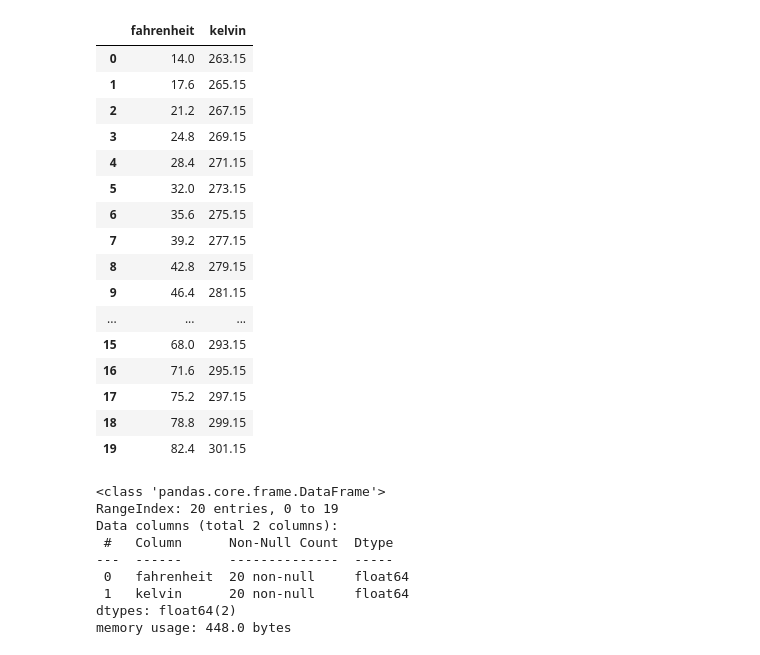
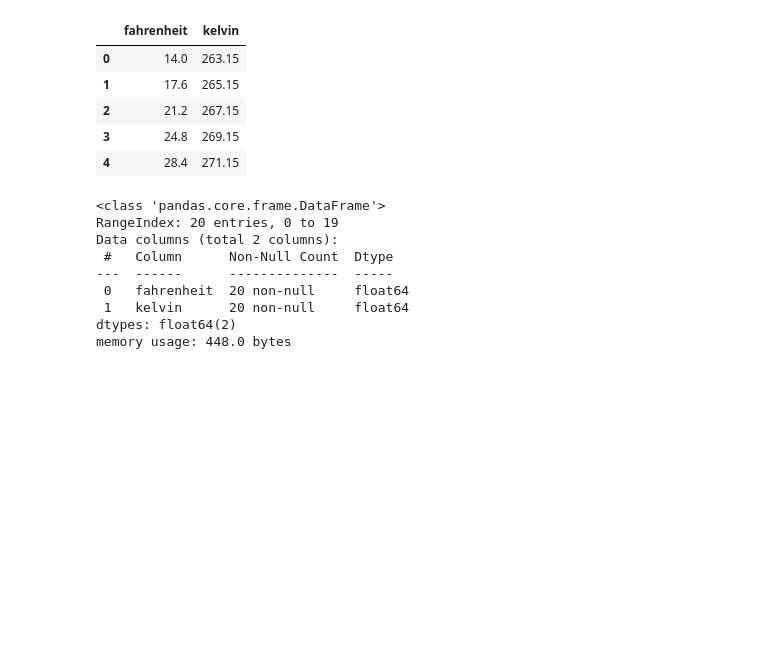
Before and after one commit to Mind0T/Entreno-code, a Jupyter notebook: python/inteligenciaArtificialDom/PrimerModelo/repaso.ipynb, the cells around one changed output. Drawn from its saved outputs; the diff is of its cells as text; code cells hidden in the pictures; blank space fills up the shorter version.

```diff
--- a/python/inteligenciaArtificialDom/PrimerModelo/repaso.ipynb
+++ b/python/inteligenciaArtificialDom/PrimerModelo/repaso.ipynb
@@ -1,22 +1,2 @@
 # %%
 import pandas as pd
-base=pd.read_csv("fa_to_kel.csv")
-base
-# %% [output]
-|  | fahrenheit | kelvin |
-| 0 | 14.0 | 263.15 |
-| 1 | 17.6 | 265.15 |
-| 2 | 21.2 | 267.15 |
-| 3 | 24.8 | 269.15 |
-| 4 | 28.4 | 271.15 |
-| 5 | 32.0 | 273.15 |
-| 6 | 35.6 | 275.15 |
-| 7 | 39.2 | 277.15 |
-| 8 | 42.8 | 279.15 |
-| 9 | 46.4 | 281.15 |
-| ... | ... | ... |
-| 15 | 68.0 | 293.15 |
-| 16 | 71.6 | 295.15 |
-| 17 | 75.2 | 297.15 |
-| 18 | 78.8 | 299.15 |
-| 19 | 82.4 | 301.15 |
@@ -23,3 +5,12 @@ base
+# %%
+base.head()
+# %% [output]
+|  | fahrenheit | kelvin |
+| 0 | 14.0 | 263.15 |
+| 1 | 17.6 | 265.15 |
+| 2 | 21.2 | 267.15 |
+| 3 | 24.8 | 269.15 |
+| 4 | 28.4 | 271.15 |
 # %%
 base.info()
 # %% [output]
```
Also changed, not shown: parts of 10 cells of this notebook, 2 other files.
